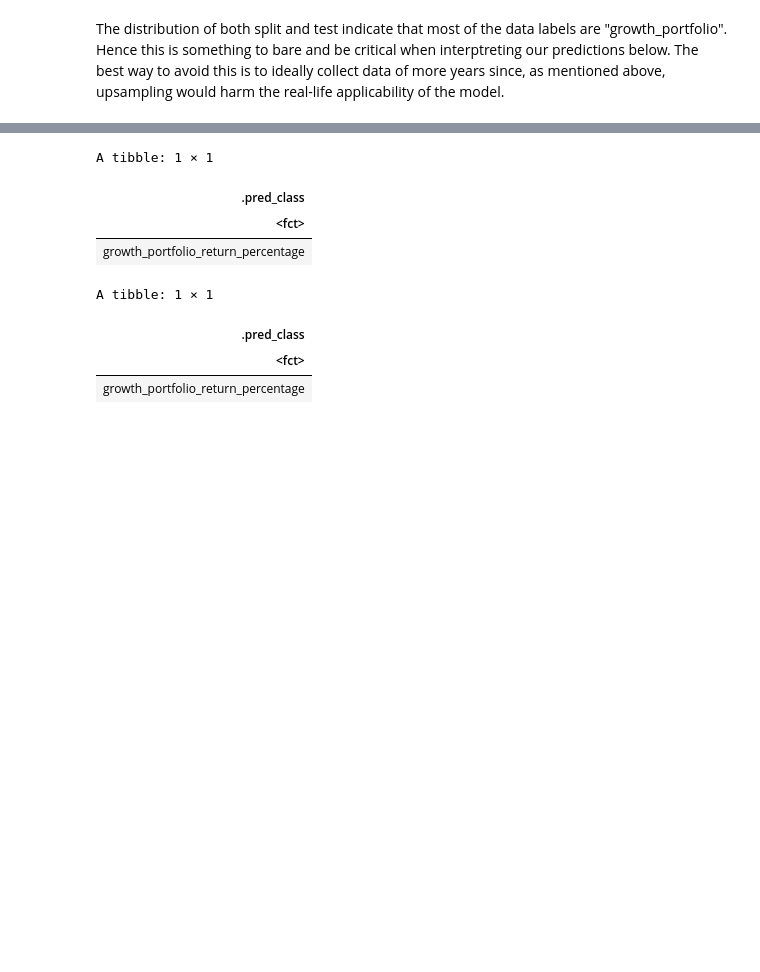
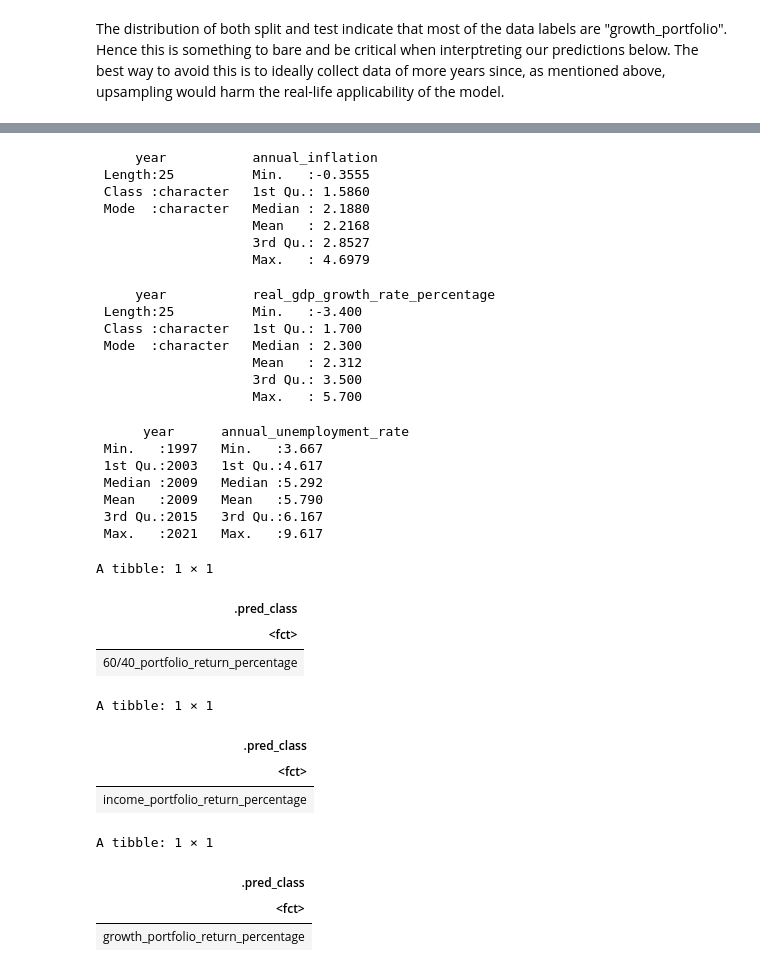
Before and after one commit to Arioniums/DSCI_100_125, a Jupyter notebook: project_group_125.ipynb, the cells around one changed output, grey strips where cells are left out. Cells and saved outputs as stored; diff of their text form; code cells hidden in the pictures; blank space fills up the shorter version.

Commit message:
added more predictions & fixed KNN accuracy

```diff
--- a/project_group_125.ipynb
+++ b/project_group_125.ipynb
@@ -722,25 +758,60 @@ A tibble: 2 × 3
 [1] "Table 3. KNN metrics"
 # %%
 set.seed(9999)
-#This is the new observation to predict
 
-new_economic_environment_1 <- tibble(annual_inflation = 6, real_gdp_growth_rate_percentage = 2.5, annual_unemployment_rate = 3.7)
-new_economic_environment_2 <- tibble(annual_inflation = 2, real_gdp_growth_rate_percentage = -1.6, annual_unemployment_rate = 7)
+#Recalling the ranges for each of our explanatory variables before predicting portfoloo labels:
 
+summary(inflation_data_c)
+summary(gdp_data_c)
+summary(unemployment_data_c)
+
+#These are the new observation to we will predict:
+
+new_economic_environment_1 <- tibble(annual_inflation = 1, real_gdp_growth_rate_percentage = 5, annual_unemployment_rate = 3.8)
 portfolio_prediction_1 <- predict(knn_fit, new_economic_environment_1)
 portfolio_prediction_1
 
+new_economic_environment_2 <- tibble(annual_inflation = 3, real_gdp_growth_rate_percentage = 0, annual_unemployment_rate = 5)
 portfolio_prediction_2 <- predict(knn_fit, new_economic_environment_2)
 portfolio_prediction_2
+
+new_economic_environment_3 <- tibble(annual_inflation = 4, real_gdp_growth_rate_percentage = 3, annual_unemployment_rate = 6)
+portfolio_prediction_3 <- predict(knn_fit, new_economic_environment_3)
+portfolio_prediction_3
 # %% [output]
-A tibble: 1 × 1
+     year           annual_inflation
+ Length:25          Min.   :-0.3555
+ Class :character   1st Qu.: 1.5860
+ Mode  :character   Median : 2.1880
+                    Mean   : 2.2168
+                    3rd Qu.: 2.8527
+                    Max.   : 4.6979
+     year           real_gdp_growth_rate_percentage
+ Length:25          Min.   :-3.400
+ Class :character   1st Qu.: 1.700
+ Mode  :character   Median : 2.300
+                    Mean   : 2.312
+                    3rd Qu.: 3.500
+                    Max.   : 5.700
+      year      annual_unemployment_rate
+ Min.   :1997   Min.   :3.667
+ 1st Qu.:2003   1st Qu.:4.617
+ Median :2009   Median :5.292
+ Mean   :2009   Mean   :5.790
+ 3rd Qu.:2015   3rd Qu.:6.167
+ Max.   :2021   Max.   :9.617
+A tibble: 1 × 1
 | .pred_class |
 | <fct> |
-| growth_portfolio_return_percentage |
+| 60/40_portfolio_return_percentage |
-A tibble: 1 × 1
+A tibble: 1 × 1
 | .pred_class |
 | <fct> |
-| growth_portfolio_return_percentage |
+| income_portfolio_return_percentage |
+A tibble: 1 × 1
+| .pred_class |
+| <fct> |
+| growth_portfolio_return_percentage |
 # %% [markdown]
 **Interprating Model Predictions**:
 
```
Also changed, not shown: parts of 17 cells of this notebook.
